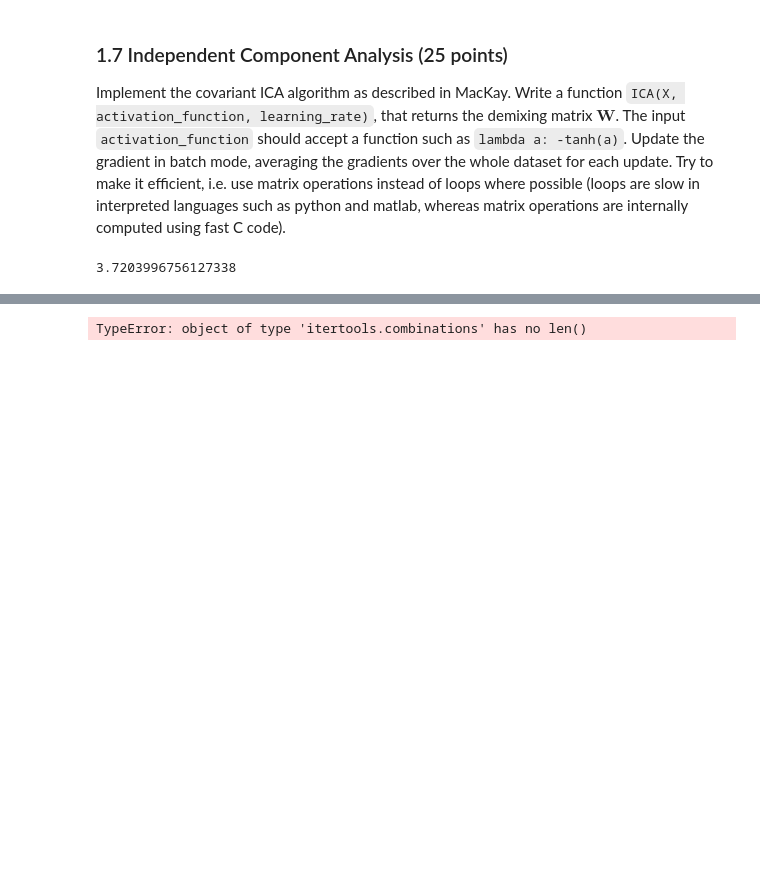
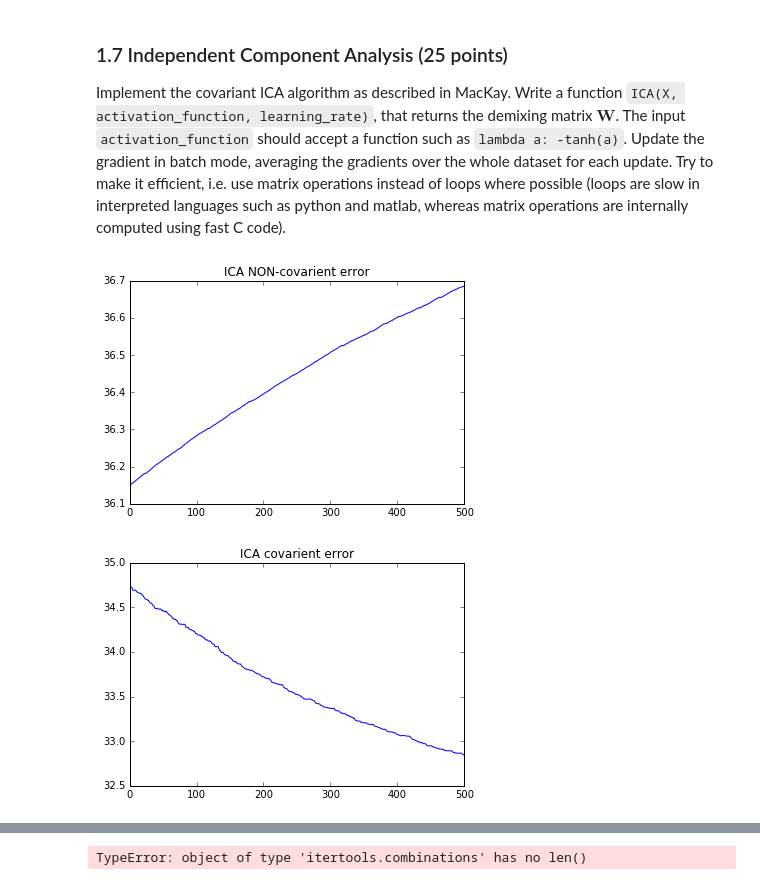
Before and after one commit to Braamling/machine-learning-2, a Jupyter notebook: assignment-1/lab1arent.ipynb, the cells around one changed output, grey strips where cells are left out. Drawn from its saved outputs; the diff is of its cells as text; code cells hidden in the pictures; blank space fills up the shorter version.

```diff
--- a/assignment-1/lab1arent.ipynb
+++ b/assignment-1/lab1arent.ipynb
@@ -293,25 +293,55 @@ A covariant algorithm is independent of the units in which quantities are measur
 # %% [markdown]
 ### 1.7 Independent Component Analysis (25 points)
 Implement the covariant ICA algorithm as described in MacKay. Write a function `ICA(X, activation_function, learning_rate)`, that returns the demixing matrix $\mathbf{W}$. The input `activation_function` should accept a function such as `lambda a: -tanh(a)`. Update the gradient in batch mode, averaging the gradients over the whole dataset for each update. Try to make it efficient, i.e. use matrix operations instead of loops where possible (loops are slow in interpreted languages such as python and matlab, whereas matrix operations are internally computed using fast C code).
-# %%
-### 1.7 Independent Component Analysis
-def ICAnoncovariant(X,activation_f, lr):
-    N= np.random.permutation(X.shape[1])
-    # init W
-    W = (np.random.rand(5,5)-0.5)
-    for n in range(X.shape[1]):
-
-        a = np.dot(W,X[:,N[n],np.newaxis])
-        z = map(activation_f, a)
-        dW = linalg.pinv(W).T + np.dot(z,X[:,N[n],np.newaxis].T)
-        W = W + lr*dW
-
-    return W
-
-Ainv =ICAnoncovariant(X,phi_1,0.0005)
-
-#def ICA(X, activation_function, learning_rate):
-    # YOUR CODE HERE
-sum(sum(linalg.inv(A) - Ainv))
-# %% [output]
-3.7203996756127338
+# %%
+### 1.7 Independent Component Analysis
+def ICAnoncovariant(X,activation_f, lr):
+    N= np.random.permutation(X.shape[1])
+    # init W
+    W = random_nonsingular_matrix(d=S.shape[0])
+    diffs = []
+    diff = linalg.inv(A) - W
+    diff = diff * diff
+    diffs.append(sum(sum(np.sqrt(diff))))
+    for epoch in range(1):
+        for n in range(X.shape[1]):
+            a = np.dot(W,Xw[:,N[n],np.newaxis])
+            z = map(activation_f, a)
+            dW = linalg.pinv(W.T)+ np.dot(z,Xw[:,N[n],np.newaxis].T)
+            W = W + lr*dW
+            diff = linalg.inv(A) - W
+            diff = diff * diff
+            diffs.append(sum(sum(np.sqrt(diff))))
+    return W, diffs
+
+def ICA(X,activation_f, lr):
+    N= np.random.permutation(X.shape[1])
+    # init W
+    W = random_nonsingular_matrix(d=S.shape[0])
+    diffs = []
+    diff = linalg.inv(A) - W
+    diff = diff * diff
+    diffs.append(sum(sum(np.sqrt(diff))))
+    for epoch in range(1):
+        for n in range(X.shape[1]):
+            a = np.dot(W,Xw[:,N[n],np.newaxis])
+            z = map(activation_f, a)
+            x_w = np.dot(W.T,a)
+            dW = W + np.dot(z,x_w.T)
+            W = W + lr*dW
+            diff = linalg.inv(A) - W
+            diff = diff * diff
+            diffs.append(sum(sum(np.sqrt(diff))))
+    return W, diffs
+
+Ainv_o, diffs =ICAnoncovariant(X,phi_0,0.0002)
+plt.plot(diffs)
+plt.title('ICA NON-covarient error')
+plt.show()
+Ainv_n,diffs2 =ICA(X,phi_0,0.0002)
+plt.plot(diffs2)
+plt.title('ICA covarient error')
+plt.show()
+# %% [output]
+[figure, added]
+[figure, added]
```
Also changed, not shown: parts of 2 cells of this notebook.
